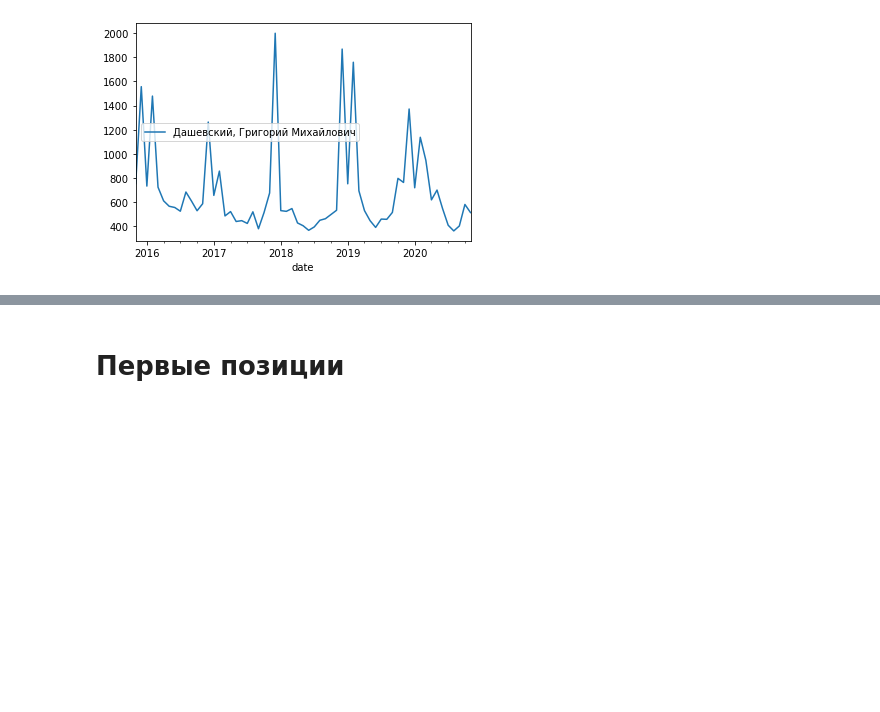
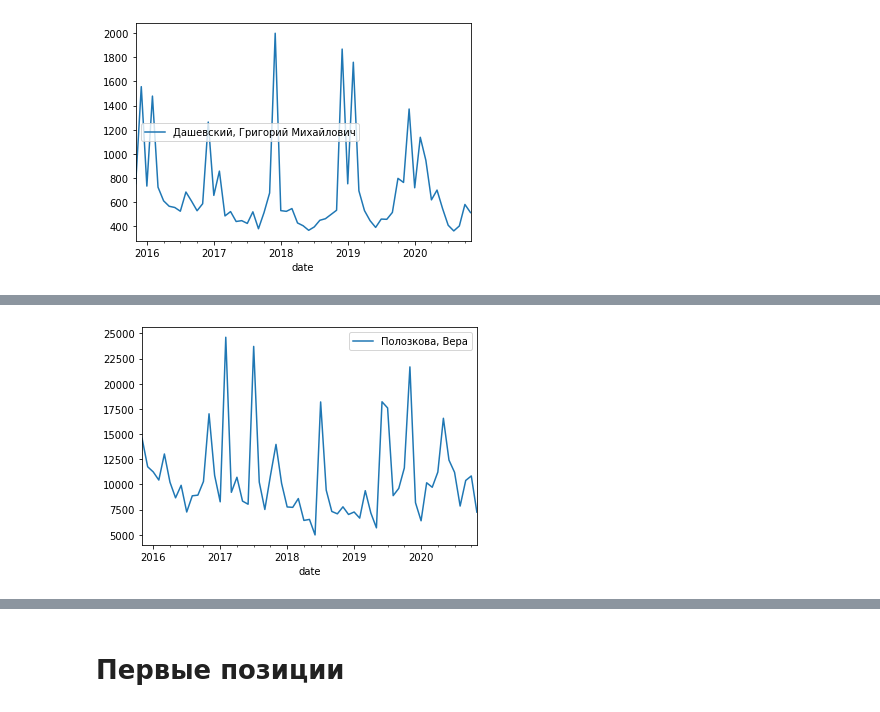
Before and after one commit to agbragin/russian-poetry-wikipedia-stats, a Jupyter notebook: 05-analysis.ipynb, the cells around one changed output, grey strips where cells are left out. Saved outputs shown, nothing was run; the diff lists cells and outputs as text; code cells hidden in the pictures; blank space fills up the shorter version.

```diff
--- a/05-analysis.ipynb
+++ b/05-analysis.ipynb
@@ -713,0 +722,4 @@ plot_visits('Дашевский, Григорий Михайлович')
+# %%
+plot_visits('Полозкова, Вера')
+# %% [output]
+[figure, added]
```
Also changed, not shown: parts of 4 cells of this notebook.
